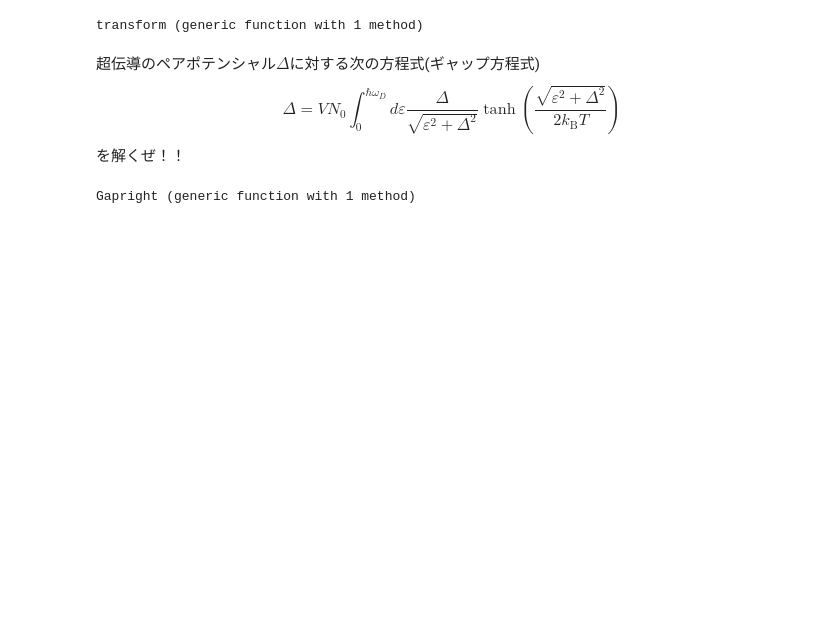
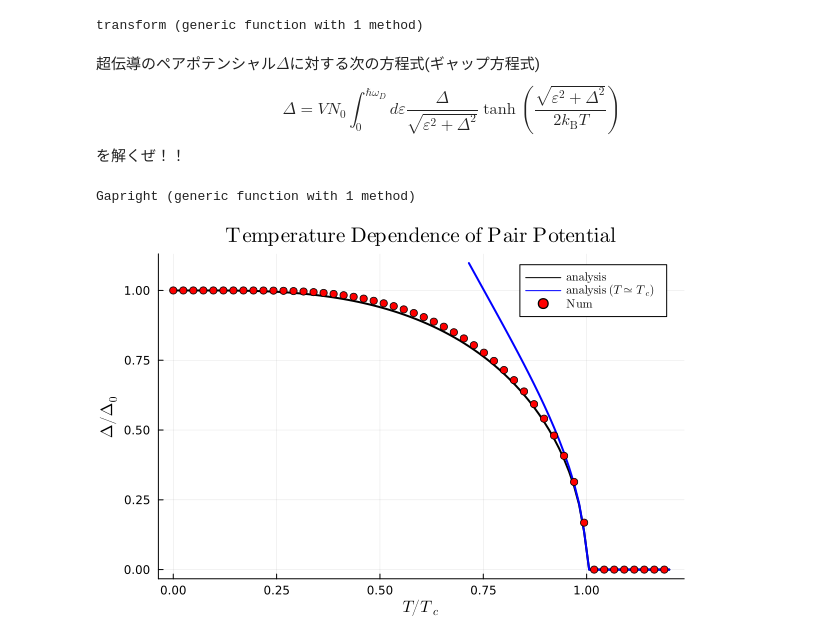
Before and after one commit to HironeIshida/GapEquation_numcal, a Jupyter notebook: Gapequation.ipynb, the cells around one changed output. Drawn from its saved outputs; the diff is of its cells as text; code cells hidden in the pictures; blank space fills up the shorter version.

```diff
--- a/Gapequation.ipynb
+++ b/Gapequation.ipynb
@@ -105,31 +105,33 @@ end
 # %%
 #グラフの作成
 p = plot()
 
 #全区間近似式
 plot!(p, kTs/kTc_analysis, ΔTcs/Δ0,
         label = L"\mathrm{analysis}",
         linecolor = :black,
         linewidth = 2,)
 
 #Tc付近の近侍式
 plot!(p, kTs[Int64(0.6*N):N]/kTc_analysis, ΔTcs_app[Int64(0.6*N):N]/Δ0,
         label = L"\mathrm{analysis}~(T \simeq T_c)",
         linewidth = 2,
         linecolor = :blue)
 
 #数値解析結果
 plot!(p, kTs[1:2:end]/kTc_analysis, ans[1:2:end]/Δ0,
         title = L"\mathrm{Temperature~Dependence~of~Pair~Potential}",
         label = L"\mathrm{Num}",
         xlabel = L"T/T_c",
         ylabel = L"\Delta/\Delta_0",
         markershape = :circle,
         linewidth = 0,
         background_color_legend	 = :white,
         markercolor = :red,
-        linecolor = :red)
+        linealpha = 0.0)
 
 savefig("Gap_plot.pdf")
 
 p
+# %% [output]
+[figure, added]
```
Also changed, not shown: 1 other file.
